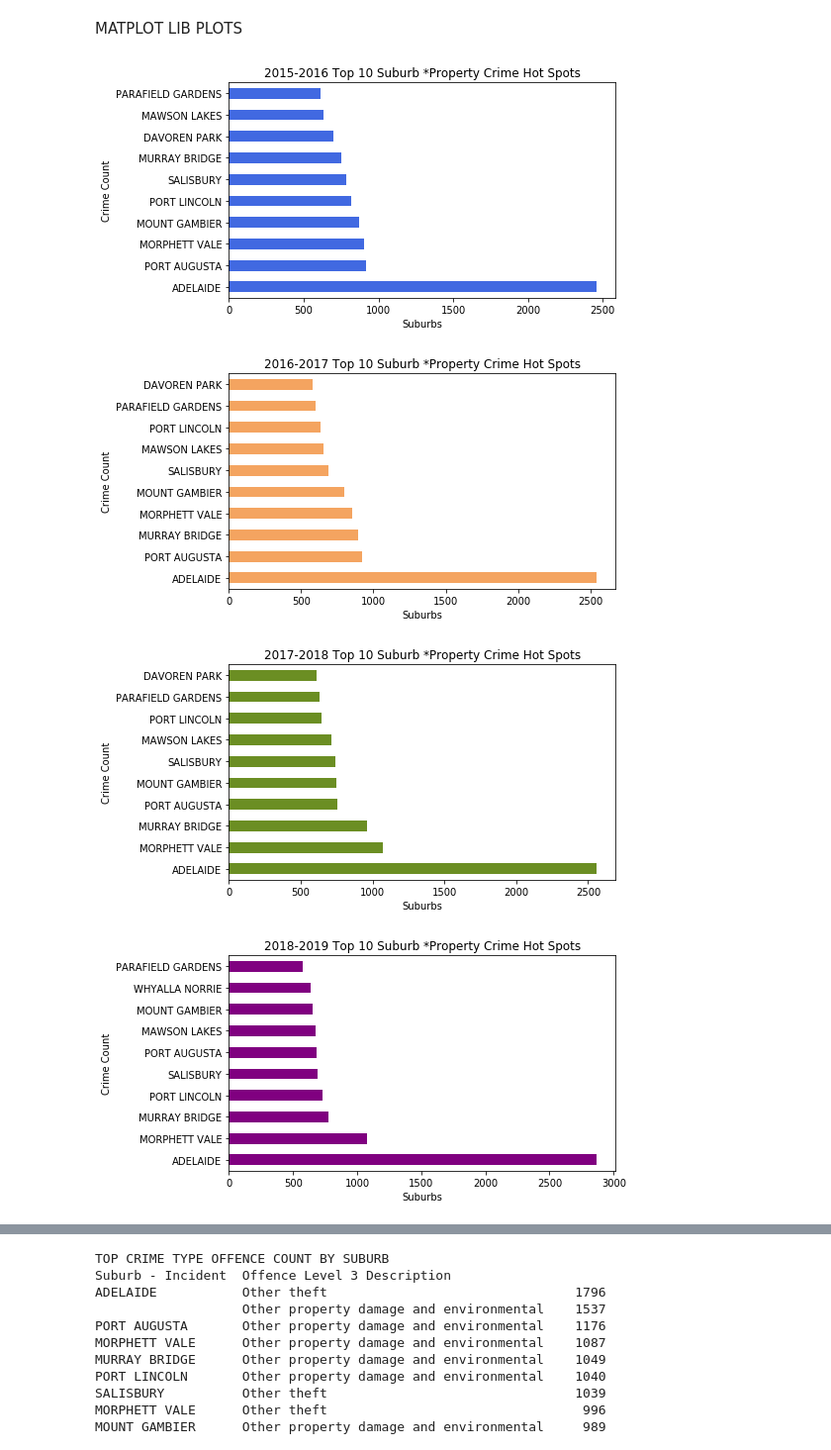
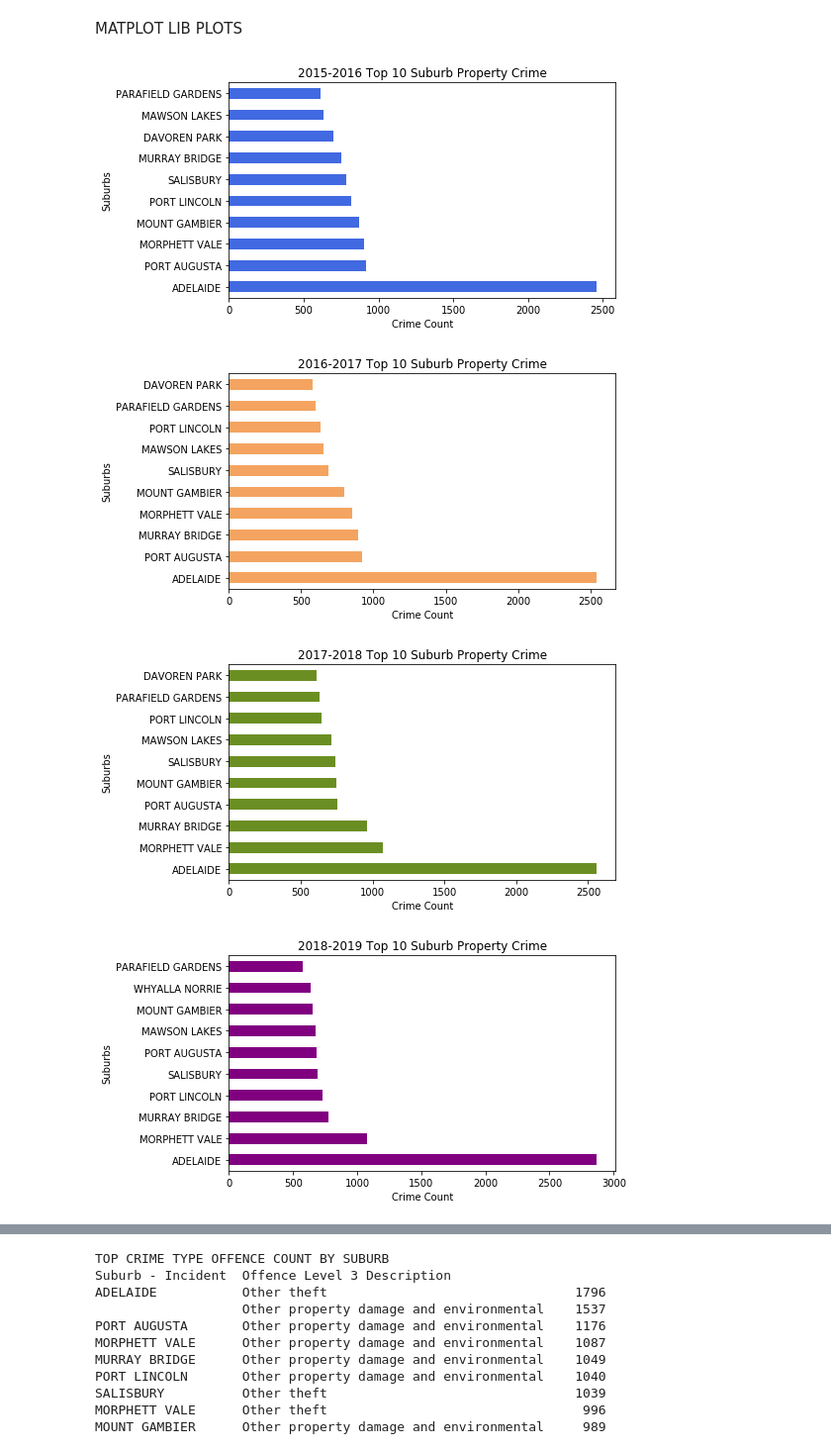
Before and after one commit to Sprettle/Chevrolet-Chilis, a Jupyter notebook: suburb_crime.ipynb, the cells around one changed output, grey strips where cells are left out. Shown at 99% size. Drawn from its saved outputs; the diff is of its cells as text; code cells hidden in the pictures.

```diff
--- a/suburb_crime.ipynb
+++ b/suburb_crime.ipynb
@@ -471,9 +471,10 @@ MATPLOT LIB PLOTS
 
 y15_16_top10_crime_suburbs.plot(kind="barh", figsize=(7,4), x='Suburb - Incident', color="royalblue", rot=0, legend=False)
 # Set a title for the chart
-plt.title("2015-2016 Top 10 Suburb *Property Crime Hot Spots")
-plt.xlabel("Suburbs")
-plt.ylabel("Crime Count")
+plt.title("2015-2016 Top 10 Suburb Property Crime")
+plt.ylabel("Suburbs")
+plt.xlabel("Crime Count")
+#plt.xlim([0,3500])
 
 #Use DataFrame.plot() in order to create a bar chart of the data
 # y15_16_top10_crime_suburbs.plot(kind="bar",figsize=(7,4), rot=90, color="royalblue",width=0.5);
@@ -488,9 +489,9 @@ plt.show()
 y16_17_top10_crime_suburbs.plot(kind="barh", figsize=(7,4), x='Suburb - Incident', rot=0, color="sandybrown",legend=False);
 
 # Set a title for the chart
-plt.title("2016-2017 Top 10 Suburb *Property Crime Hot Spots")
-plt.xlabel("Suburbs")
-plt.ylabel("Crime Count")
+plt.title("2016-2017 Top 10 Suburb Property Crime")
+plt.ylabel("Suburbs")
+plt.xlabel("Crime Count")
 
 
 #Save figure
@@ -504,48 +505,48 @@ plt.show()
 y17_18_top10_crime_suburbs.plot(kind="barh", figsize=(7,4), x='Suburb - Incident', rot=0, color="olivedrab", legend=False);
 
 # Set a title for the chart
-plt.title("2017-2018 Top 10 Suburb *Property Crime Hot Spots")
-plt.xlabel("Suburbs")
-plt.ylabel("Crime Count")
+plt.title("2017-2018 Top 10 Suburb Property Crime")
+plt.ylabel("Suburbs")
+plt.xlabel("Crime Count")
 
 #Save figure
 plt.savefig("Graph_Results/y17_18_top10_crime_suburbs.png",bbox_inches="tight")
 plt.show()
 
 #--------------------
 
 #Use DataFrame.plot() in order to create a bar chart of the data
 y18_19_top10_crime_suburbs.plot(kind="barh", figsize=(7,4), x='Suburb - Incident', rot=0, color="purple", legend=False);
 
 # Set a title for the chart
-plt.title("2018-2019 Top 10 Suburb *Property Crime Hot Spots")
-plt.xlabel("Suburbs")
-plt.ylabel("Crime Count")
+plt.title("2018-2019 Top 10 Suburb Property Crime")
+plt.ylabel("Suburbs")
+plt.xlabel("Crime Count")
 
 #Save figure
 plt.savefig("Graph_Results/y18_19_top10_crime_suburbs.png",bbox_inches="tight")
 plt.show()
 
 #--------------------
 
 #Use DataFrame.plot() in order to create a bar chart of the data6
 y19_20_top10_crime_suburbs.plot(kind="barh", figsize=(7,4), x='Suburb - Incident', rot=0, color="plum", legend=False);
 
 # Set a title for the chart
-plt.title("2019-2020 Top 10 Suburb *Property Crime Hot Spots")
-plt.xlabel("Suburbs")
-plt.ylabel("Crime Count")
+plt.title("2019-2020 Top 10 Suburb Property Crime")
+plt.ylabel("Suburbs")
+plt.xlabel("Crime Count")
 
 #Save figure
 plt.savefig("Graph_Results/y19_20_top10_crime_suburbs.png",bbox_inches="tight")
 plt.show()
 
 #---------------------------------------------
 
 # df.B.plot(kind='bar',secondary_y=True)
 # plt.show()
 # %% [output]
-[figure, old version]
+[figure, new version]
-[figure, old version]
+[figure, new version]
-[figure, old version]
+[figure, new version]
-[figure, old version]
+[figure, new version]
```
Also changed, not shown: parts of 1 cell of this notebook, 5 other files.
